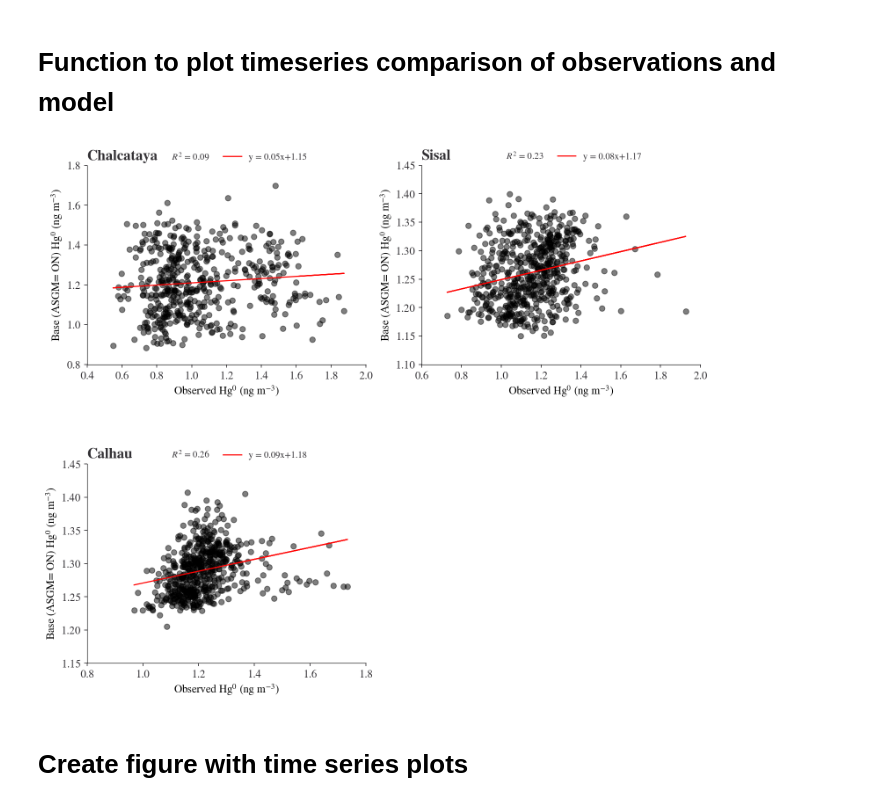
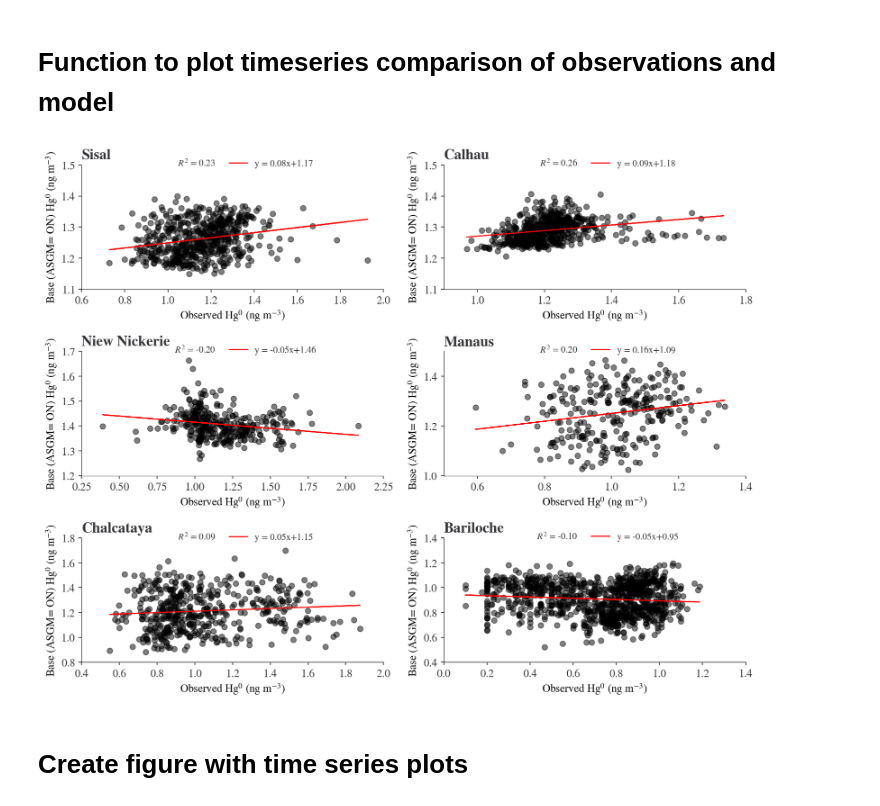
Before and after one commit to Shakes-tzd/MIT_TPP_thesis, a Jupyter notebook: JPnotebooks/LATAM GMOS Sites_Obs v Model.ipynb, the cells around one changed output. Saved outputs shown, nothing was run; the diff lists cells and outputs as text; code cells hidden in the pictures.

```diff
--- a/JPnotebooks/LATAM GMOS Sites_Obs v Model.ipynb
+++ b/JPnotebooks/LATAM GMOS Sites_Obs v Model.ipynb
@@ -260,6 +260,18 @@ def get_obs_ts(site_str):
         obs_Hg0 =  pd.concat([get_chc_obs(path14), get_chc_obs(path15)], axis=0)
         # convert to datetime
         obs_Hg0['tstamp'] = pd.to_datetime(obs_Hg0['tstamp'],dayfirst=True)
+    elif site_str == 'BAR':
+        bariloche_df=get_data('BAR')
+        df_bar_abv0=bariloche_df[bariloche_df['value']>0]
+        df_bar_les5= df_bar_abv0[df_bar_abv0['value']<1.2]
+        df_bar_les5['tstamp']=pd.to_datetime(df_bar_les5['tstamp'],dayfirst=True)
+        obs_Hg0=df_bar_les5
+    elif site_str == 'MAN':
+        df_man=get_data('MAN')
+        df_man=df_man[df_man['value']>0]
+        df_man=df_man[df_man['value']<1.55]
+        df_man['tstamp']=pd.to_datetime(df_man['tstamp'],dayfirst=True)
+        obs_Hg0=df_man
     else:
         obs_Hg0 = get_data(site_str)
 
@@ -277,7 +327,7 @@ def get_model_obs(site_str): #get model and observation data
 # %% [markdown]
 ## Sanity Check
 # %%
-obs_Hg0, model_Hg0, model_Hg0_ASGM = get_model_obs('NIK')
+obs_Hg0, model_Hg0, model_Hg0_ASGM = get_model_obs('MAN')
 print('Observations')
 print(obs_Hg0.head(5))
 print('\nRefference Simulation')
@@ -478,11 +528,11 @@ def scatter_plot_data(site):#BAR,CAL,CST, MAN,NIK, SIS, CHC
 
     fname={'CAL':'Calhau','CST':'Celestun', 'MAN':'Manaus','NIK':'Niew Nickerie','SIS':'Sisal', 'CHC':'Chalcataya','BAR':'Bariloche'}
     if site=='CHC':
-        start_dt= '2014-07-03'
+        start_dt= '2013-01-01'
         end_dt= '2016-01-01'
     else:
         start_dt= '2013-01-01'
-        end_dt= '2015-01-01'
+        end_dt= '2016-01-01'
     obs, model, asgm =prep_plot(site)
     df_combined             =model.to_frame()
     df_combined.columns     =['model']
@@ -555,31 +605,31 @@ def plot_data(site):#BAR,CAL,CST, MAN,NIK, SIS, CHC
     axes[position[site][0],position[site][1]].set_title(fname[site],fontweight='bold')
     #f.savefig('Figures/obs_model_' + sitenm + '.pdf',bbox_inches = 'tight')
 # %%
-fig,axes = plt.subplots(nrows=2,ncols=2,figsize=(12,10),gridspec_kw={'wspace':0.2,'hspace':0.5})#'width_ratios':[3, 2],
-position = {'CAL':[1,1],'CAL':[1,0], 'SIS':[0,1], 'CHC':[0,0]} # exclude bariloche 'BAR':[2,1],
+fig,axes = plt.subplots(nrows=3,ncols=2,figsize=(13,10),gridspec_kw={'wspace':0.2,'hspace':0.5})#'width_ratios':[3, 2],
+position = {'BAR':[2,1],'CHC':[2,0],'MAN':[1,1],'NIK':[1,0], 'CAL':[0,1], 'SIS':[0,0]} # exclude bariloche 'BAR':[2,1],
 lines = []
 labels = []
 for gsite in position.keys():
     scatter_plot_data(gsite)
 
 for ax in fig.axes:
     Line, Label = ax.get_legend_handles_labels()
     # print(Label)
     lines.extend(Line)
     labels.extend(Label)
 
 from collections import OrderedDict
-fig.delaxes(axes[1][1])
+#fig.delaxes(axes[1][1])
 # by_label = OrderedDict(zip(labels, lines))
 # ulabels=['Observations','Base (ASGM= ON)','ASGM contribution']
 # ulines=[by_label[ulabels[0]],by_label[ulabels[1]],by_label[ulabels[2]]]
 # fig.legend(ulines, ulabels,frameon=False,  bbox_to_anchor=(0.7, 0.25))#,ncol=6
 name='gmos_sites_scatter.pdf'
 savepath='/home/tzd/fs03/d1/tzd/Data_analysis/MIT_TPP_thesis/figures/GMOS_Sites/'+name
 fig.savefig(savepath,bbox_inches='tight')
 plt.show()
 # %% [output]
-[figure, old version]
+[figure, new version]
 # %% [markdown]
 # Create figure with time series plots
 # %%
```
Also changed, not shown: parts of 13 cells of this notebook, 3 other files.
